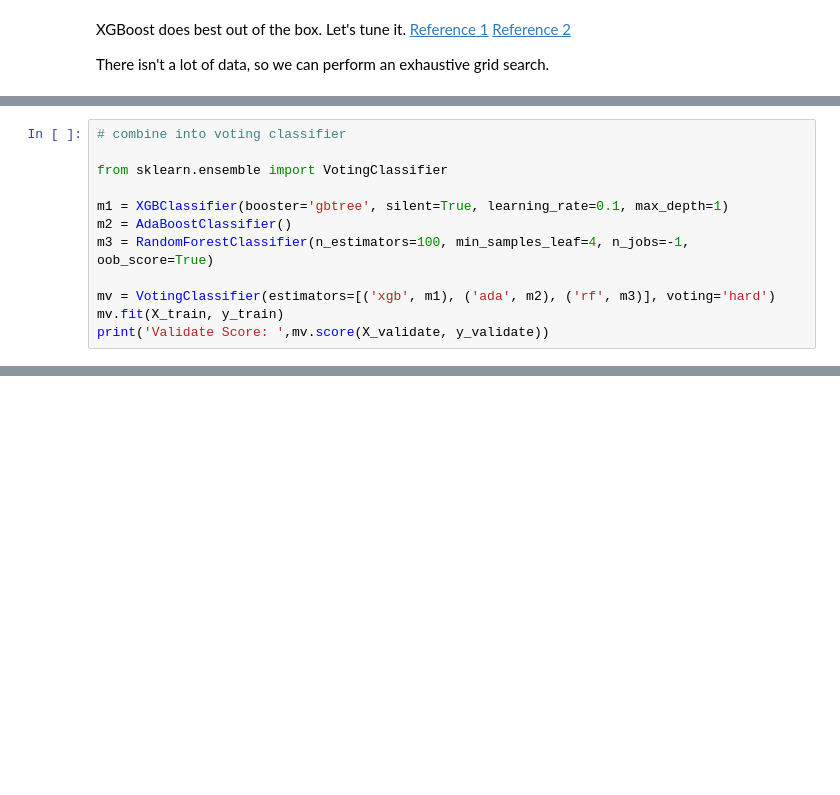
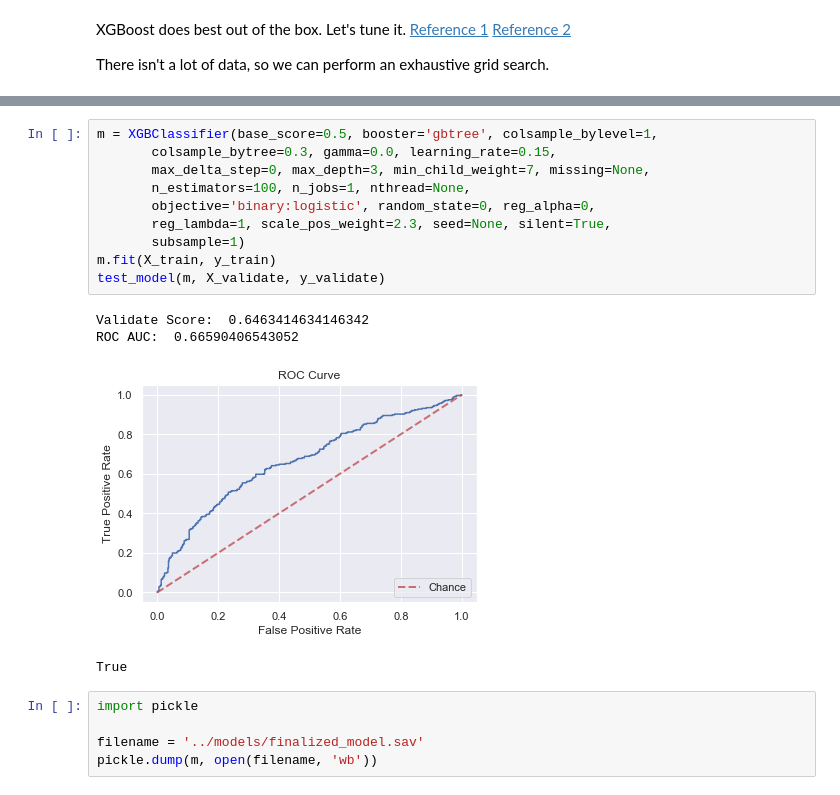
Before and after one commit to afederation/RescueForcast, a Jupyter notebook: notebooks/03-Tuning_Prediction.ipynb, the cells around one changed output, grey strips where cells are left out. Saved outputs shown, nothing was run; the diff lists cells and outputs as text; blank space fills up the shorter version.

```diff
--- a/notebooks/03-Tuning_Prediction.ipynb
+++ b/notebooks/03-Tuning_Prediction.ipynb
@@ -179,12 +191,0 @@ Does it give the same type of errors as the RF
-# %%
-# combine into voting classifier
-
-from sklearn.ensemble import VotingClassifier
-
-m1 = XGBClassifier(booster='gbtree', silent=True, learning_rate=0.1, max_depth=1)
-m2 = AdaBoostClassifier()
-m3 = RandomForestClassifier(n_estimators=100, min_samples_leaf=4, n_jobs=-1, oob_score=True)
-
-mv = VotingClassifier(estimators=[('xgb', m1), ('ada', m2), ('rf', m3)], voting='hard')
-mv.fit(X_train, y_train)
-print('Validate Score: ',mv.score(X_validate, y_validate))
@@ -192,0 +206,20 @@ Validate Score:  0.6707317073170732
+# %%
+m = XGBClassifier(base_score=0.5, booster='gbtree', colsample_bylevel=1,
+       colsample_bytree=0.3, gamma=0.0, learning_rate=0.15,
+       max_delta_step=0, max_depth=3, min_child_weight=7, missing=None,
+       n_estimators=100, n_jobs=1, nthread=None,
+       objective='binary:logistic', random_state=0, reg_alpha=0,
+       reg_lambda=1, scale_pos_weight=2.3, seed=None, silent=True,
+       subsample=1)
+m.fit(X_train, y_train)
+test_model(m, X_validate, y_validate)
+# %% [output]
+Validate Score:  0.6463414634146342
+ROC AUC:  0.66590406543052
+[figure, added]
+True
+# %%
+import pickle
+
+filename = '../models/finalized_model.sav'
+pickle.dump(m, open(filename, 'wb'))
```
Also changed, not shown: parts of 4 cells of this notebook, 4 other files.
